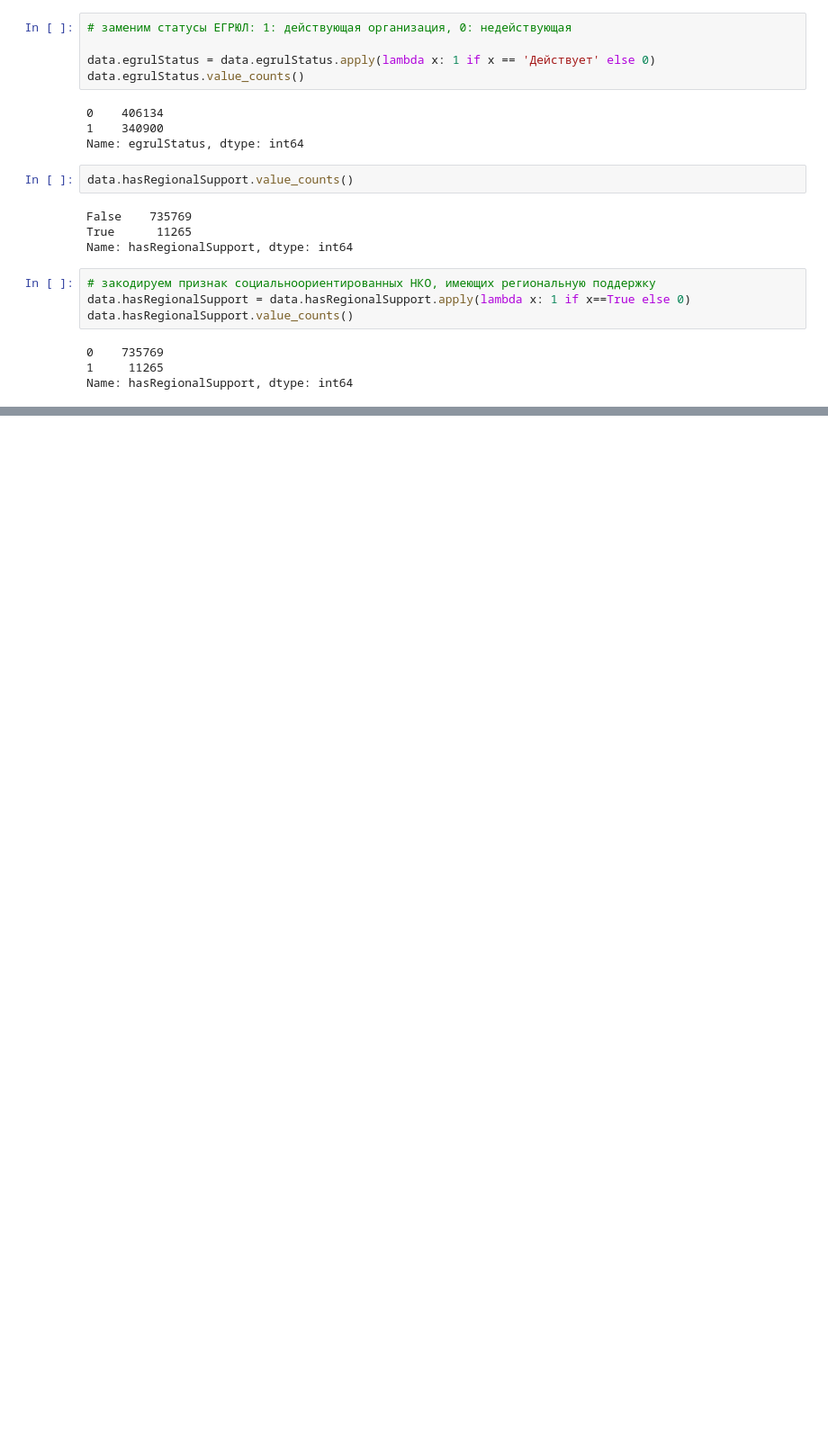
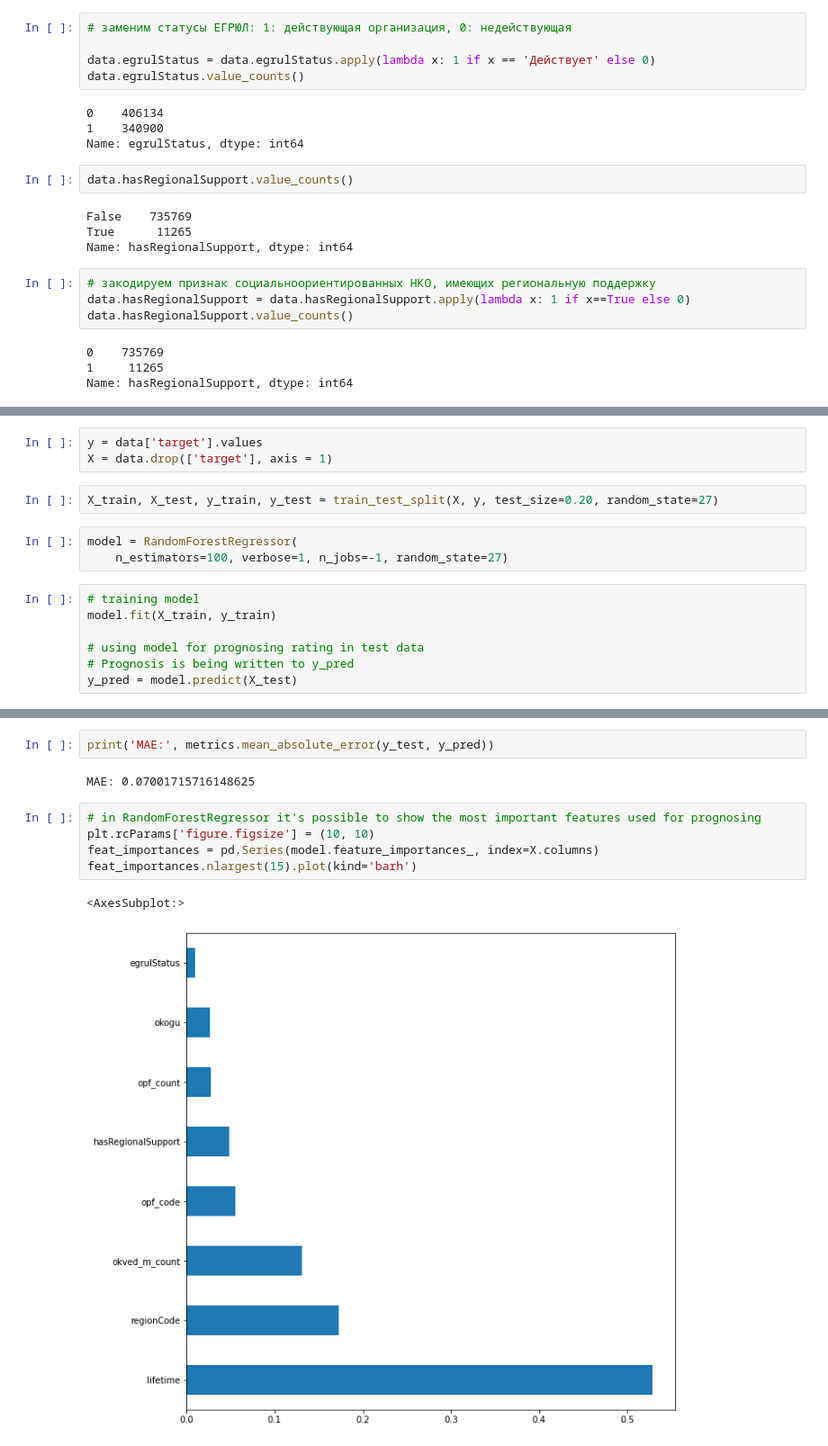
Before and after one commit to Elen-Skri/Projects-DSC, a Jupyter notebook: Teplitsa_hackaton/Case_1_nko_FE.ipynb, the cells around one changed output, grey strips where cells are left out. Shown at 90% size. Cells and saved outputs as stored; diff of their text form; blank space fills up the shorter version.

```diff
--- a/Teplitsa_hackaton/Case_1_nko_FE.ipynb
+++ b/Teplitsa_hackaton/Case_1_nko_FE.ipynb
@@ -495,0 +702,15 @@ drop_cols = ['fullName', 'dateReg', 'minjustForm', 'inn', 'originDate', 'dateLiq
+# %%
+y = data['target'].values
+X = data.drop(['target'], axis = 1)
+# %%
+X_train, X_test, y_train, y_test = train_test_split(X, y, test_size=0.20, random_state=27)
+# %%
+model = RandomForestRegressor(
+    n_estimators=100, verbose=1, n_jobs=-1, random_state=27)
+# %%
+# training model
+model.fit(X_train, y_train)
+
+# using model for prognosing rating in test data
+# Prognosis is being written to y_pred
+y_pred = model.predict(X_test)
@@ -495,0 +724,12 @@ drop_cols = ['fullName', 'dateReg', 'minjustForm', 'inn', 'originDate', 'dateLiq
+# %%
+print('MAE:', metrics.mean_absolute_error(y_test, y_pred))
+# %% [output]
+MAE: 0.07001715716148625
+# %%
+# in RandomForestRegressor it's possible to show the most important features used for prognosing
+plt.rcParams['figure.figsize'] = (10, 10)
+feat_importances = pd.Series(model.feature_importances_, index=X.columns)
+feat_importances.nlargest(15).plot(kind='barh')
+# %% [output]
+<AxesSubplot:>
+[figure, added]
```
Also changed, not shown: parts of 75 cells of this notebook.
